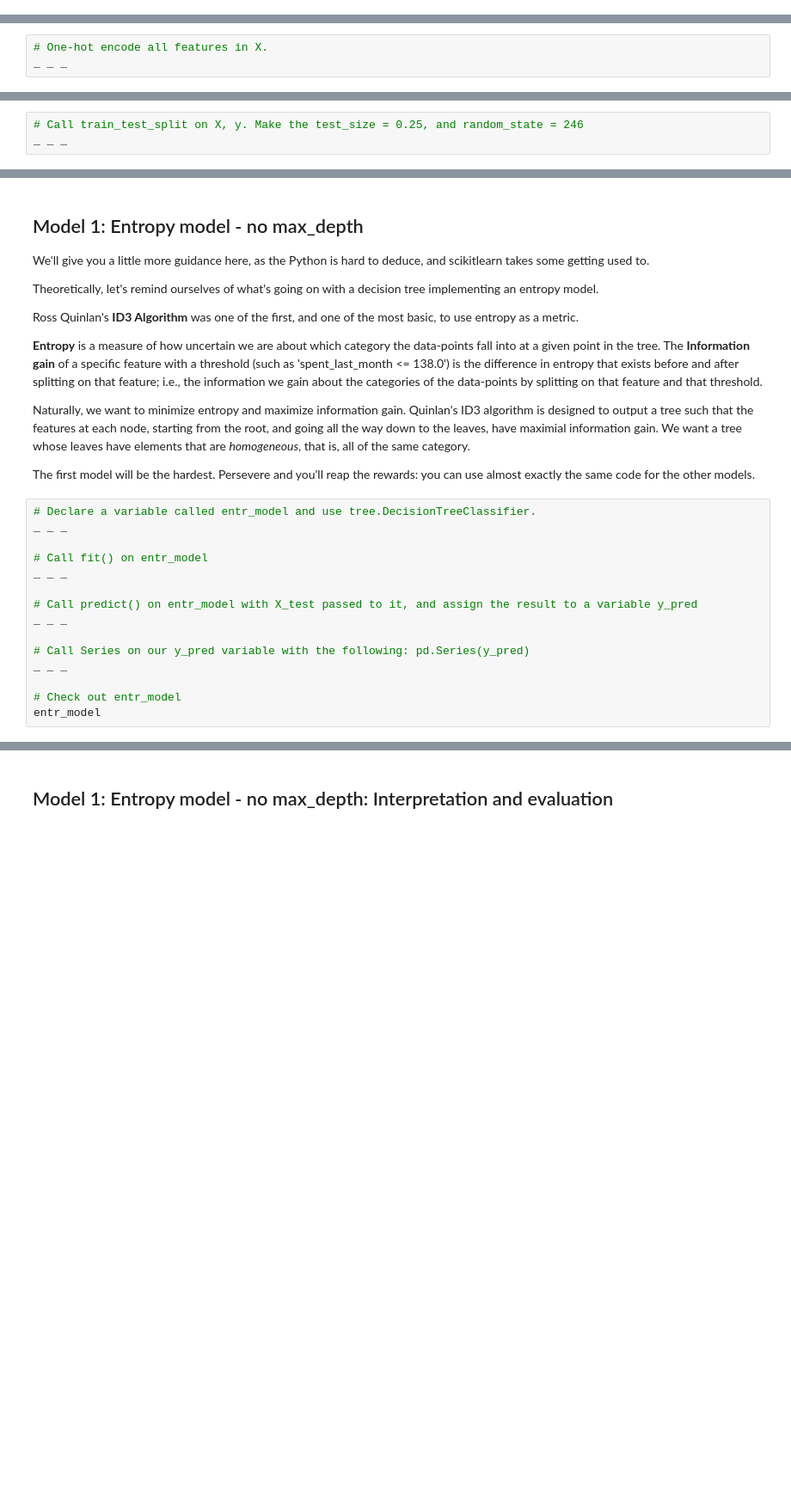
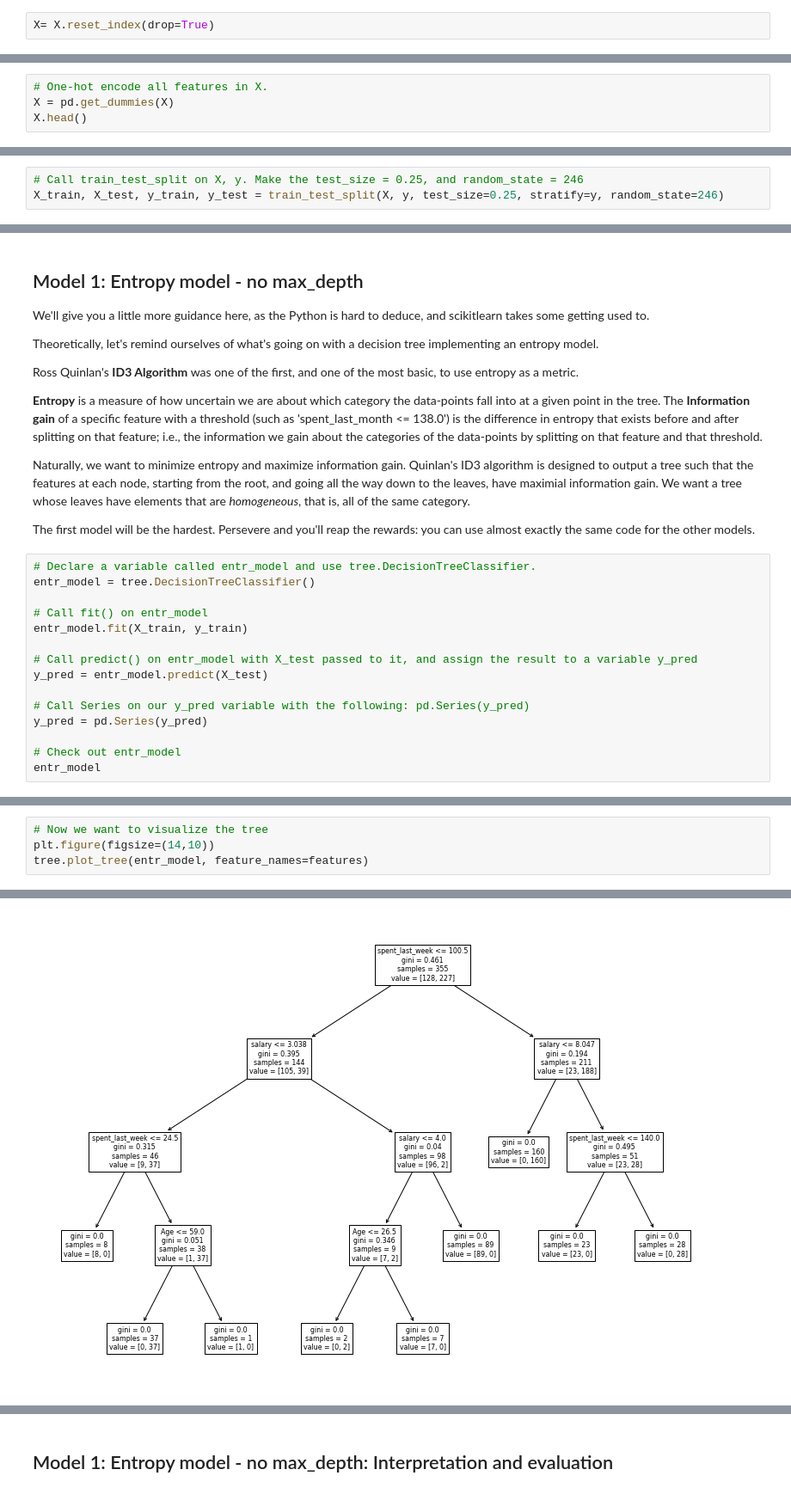
Before and after one commit to demiroz/dsc, a Jupyter notebook: Unit 14 - Supervised Learning/14.3 Decision Trees/14.3.5 Case Study - RR Diner Coffee/Springboard Decision Tree Specialty Coffee Case Study - Tier 3.ipynb, the cells around one changed output, grey strips where cells are left out. Shown at 86% size. Saved outputs shown, nothing was run; the diff lists cells and outputs as text; blank space fills up the shorter version.

```diff
--- a/Unit 14 - Supervised Learning/14.3 Decision Trees/14.3.5 Case Study - RR Diner Coffee/Springboard Decision Tree Specialty Coffee Case Study - Tier 3.ipynb
+++ b/Unit 14 - Supervised Learning/14.3 Decision Trees/14.3.5 Case Study - RR Diner Coffee/Springboard Decision Tree Specialty Coffee Case Study - Tier 3.ipynb
@@ -296,0 +341,2 @@ _ _ _
+# %%
+X= X.reset_index(drop=True)
@@ -301,4 +360,5 @@ One-hot encoding replaces each unique value of a given column with a new column,
 **Note**: We will do this before we do our train/test split as to do it after could mean that some categories only end up in the train or test split of our data by chance and this would then lead to different shapes of data for our `X_train` and `X_test` which could/would cause downstream issues when fitting or predicting using a trained model.
 # %%
 # One-hot encode all features in X.
-_ _ _
+X = pd.get_dummies(X)
+X.head()
@@ -306,7 +373,7 @@ _ _ _
 ### 6. Further divide those subsets into train and test subsets for X and y respectively: X_train, X_test, y_train, y_test
 # %%
 # Call train_test_split on X, y. Make the test_size = 0.25, and random_state = 246
-_ _ _
+X_train, X_test, y_train, y_test = train_test_split(X, y, test_size=0.25, stratify=y, random_state=246)
 # %% [markdown]
 # 3. Modelling
 It's useful to look at the scikit-learn documentation on decision trees https://scikit-learn.org/stable/modules/tree.html before launching into applying them. If you haven't seen them before, take a look at that link, in particular the section `1.10.5.`
@@ -326,16 +393,16 @@ Naturally, we want to minimize entropy and maximize information gain. Quinlan's
 The first model will be the hardest. Persevere and you'll reap the rewards: you can use almost exactly the same code for the other models.
 # %%
 # Declare a variable called entr_model and use tree.DecisionTreeClassifier.
-_ _ _
+entr_model = tree.DecisionTreeClassifier()
 
 # Call fit() on entr_model
-_ _ _
+entr_model.fit(X_train, y_train)
 
 # Call predict() on entr_model with X_test passed to it, and assign the result to a variable y_pred
-_ _ _
+y_pred = entr_model.predict(X_test)
 
 # Call Series on our y_pred variable with the following: pd.Series(y_pred)
-_ _ _
+y_pred = pd.Series(y_pred)
 
 # Check out entr_model
 entr_model
@@ -350,0 +411,5 @@ _ _ _
+# %%
+# Now we want to visualize the tree
+plt.figure(figsize=(14,10))
+tree.plot_tree(entr_model, feature_names=features)
+# %% [output]
@@ -350,0 +433 @@ _ _ _
+[figure, added]
```
Also changed, not shown: parts of 17 cells of this notebook, 1 other file.
